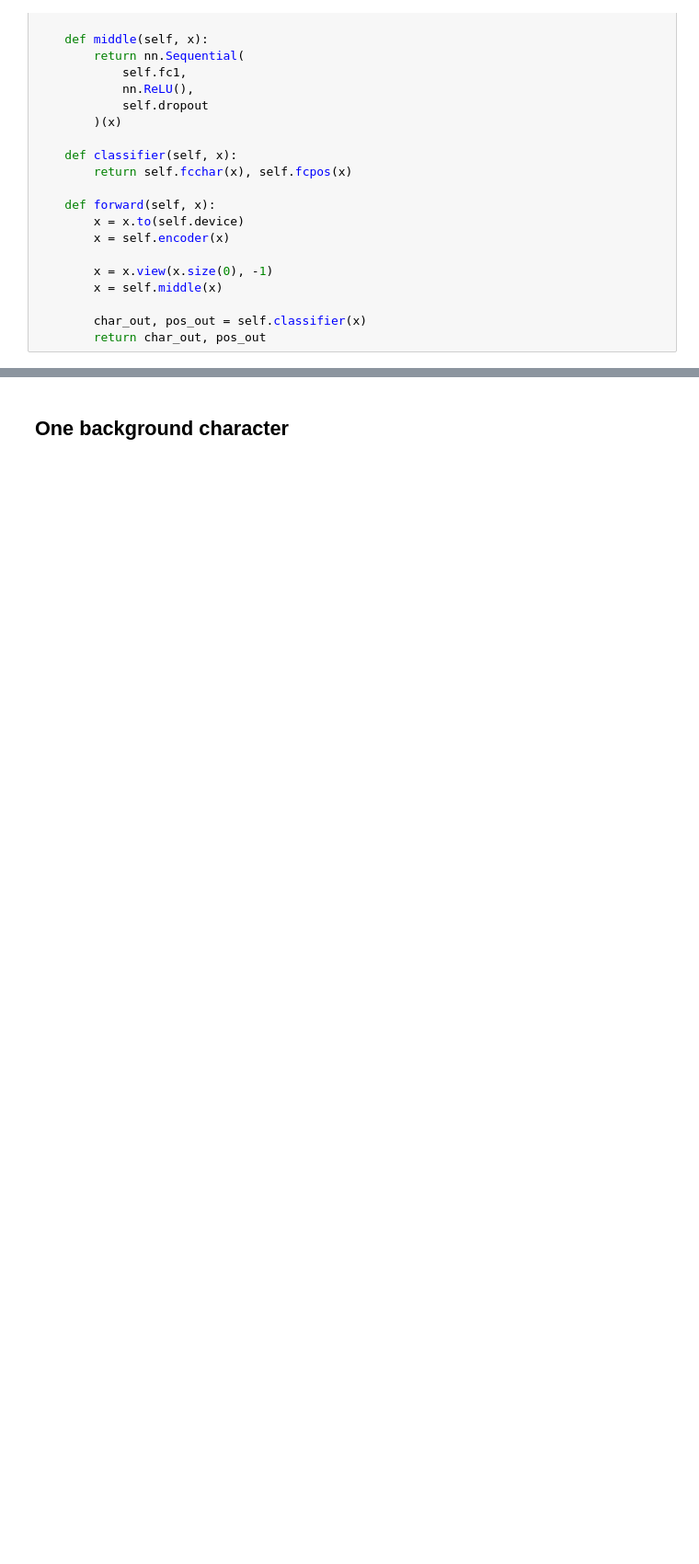
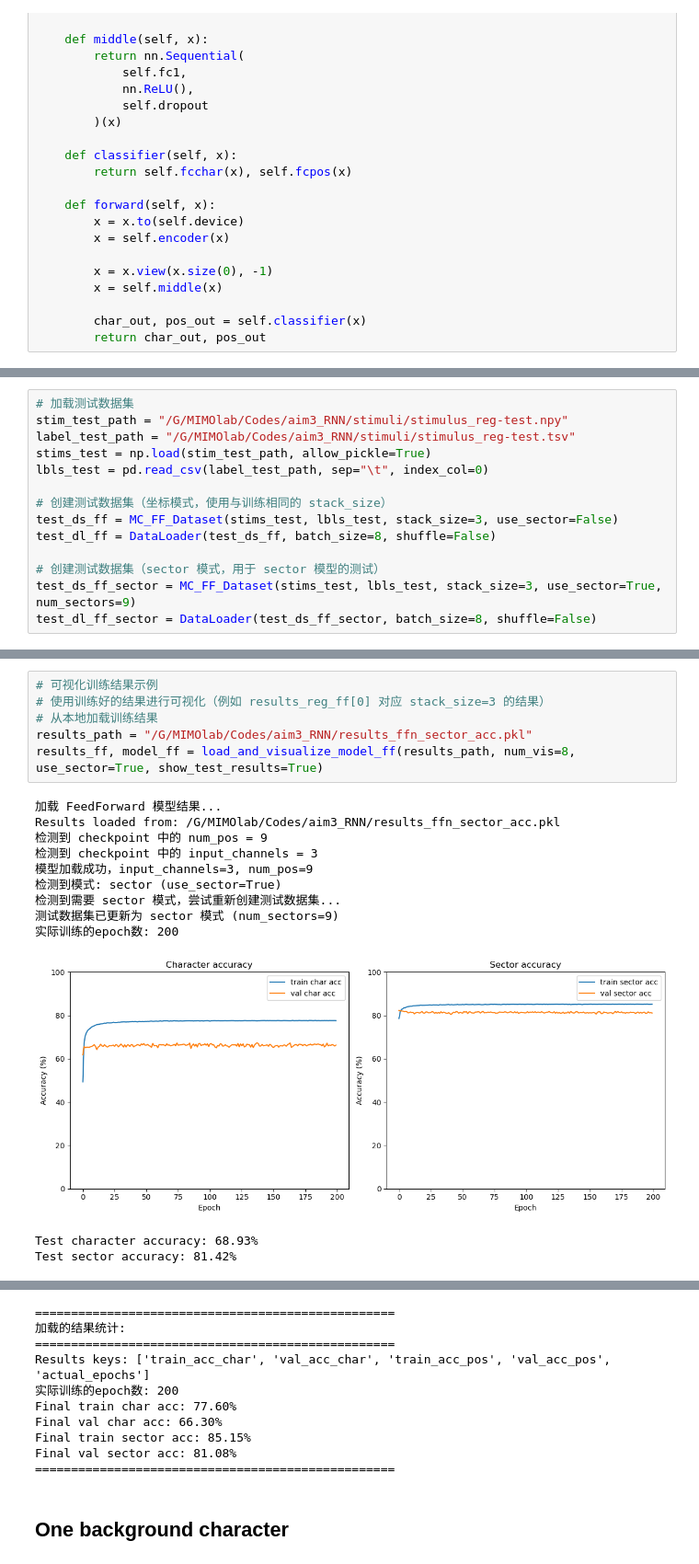
Before and after one commit to jingchengsimon/FAW_RNN, a Jupyter notebook: notebooks/FeedforwardNetwork.ipynb, the cells around one changed output, grey strips where cells are left out. Shown at 92% size. Cells and saved outputs as stored; diff of their text form; blank space fills up the shorter version.

```diff
--- a/notebooks/FeedforwardNetwork.ipynb
+++ b/notebooks/FeedforwardNetwork.ipynb
@@ -330,0 +491,14 @@ Validation: Digit accuracy - 74.02%, Position error - 36.76 pix^2
+# %%
+# 加载测试数据集
+stim_test_path = "/G/MIMOlab/Codes/aim3_RNN/stimuli/stimulus_reg-test.npy"
+label_test_path = "/G/MIMOlab/Codes/aim3_RNN/stimuli/stimulus_reg-test.tsv"
+stims_test = np.load(stim_test_path, allow_pickle=True)
+lbls_test = pd.read_csv(label_test_path, sep="\t", index_col=0)
+
+# 创建测试数据集（坐标模式，使用与训练相同的 stack_size）
+test_ds_ff = MC_FF_Dataset(stims_test, lbls_test, stack_size=3, use_sector=False)
+test_dl_ff = DataLoader(test_ds_ff, batch_size=8, shuffle=False)
+
+# 创建测试数据集（sector 模式，用于 sector 模型的测试）
+test_ds_ff_sector = MC_FF_Dataset(stims_test, lbls_test, stack_size=3, use_sector=True, num_sectors=9)
+test_dl_ff_sector = DataLoader(test_ds_ff_sector, batch_size=8, shuffle=False)
@@ -330,0 +766,19 @@ Validation: Digit accuracy - 74.02%, Position error - 36.76 pix^2
+# %%
+# 可视化训练结果示例
+# 使用训练好的结果进行可视化（例如 results_reg_ff[0] 对应 stack_size=3 的结果）
+# 从本地加载训练结果
+results_path = "/G/MIMOlab/Codes/aim3_RNN/results_ffn_sector_acc.pkl"
+results_ff, model_ff = load_and_visualize_model_ff(results_path, num_vis=8, use_sector=True, show_test_results=True)
+# %% [output]
+加载 FeedForward 模型结果...
+Results loaded from: /G/MIMOlab/Codes/aim3_RNN/results_ffn_sector_acc.pkl
+检测到 checkpoint 中的 num_pos = 9
+检测到 checkpoint 中的 input_channels = 3
+模型加载成功，input_channels=3, num_pos=9
+检测到模式: sector (use_sector=True)
+检测到需要 sector 模式，尝试重新创建测试数据集...
+测试数据集已更新为 sector 模式 (num_sectors=9)
+实际训练的epoch数: 200
+[figure, added]
+Test character accuracy: 68.93%
+Test sector accuracy: 81.42%
@@ -331,3 +786,13 @@ Validation: Digit accuracy - 74.02%, Position error - 36.76 pix^2
+==================================================
+加载的结果统计:
+==================================================
+Results keys: ['train_acc_char', 'val_acc_char', 'train_acc_pos', 'val_acc_pos', 'actual_epochs']
+实际训练的epoch数: 200
+Final train char acc: 77.60%
+Final val char acc: 66.30%
+Final train sector acc: 85.15%
+Final val sector acc: 81.08%
+==================================================
 # %% [markdown]
 ## One background character
 # %%
```
Also changed, not shown: parts of 9 cells of this notebook, 25 other files.
